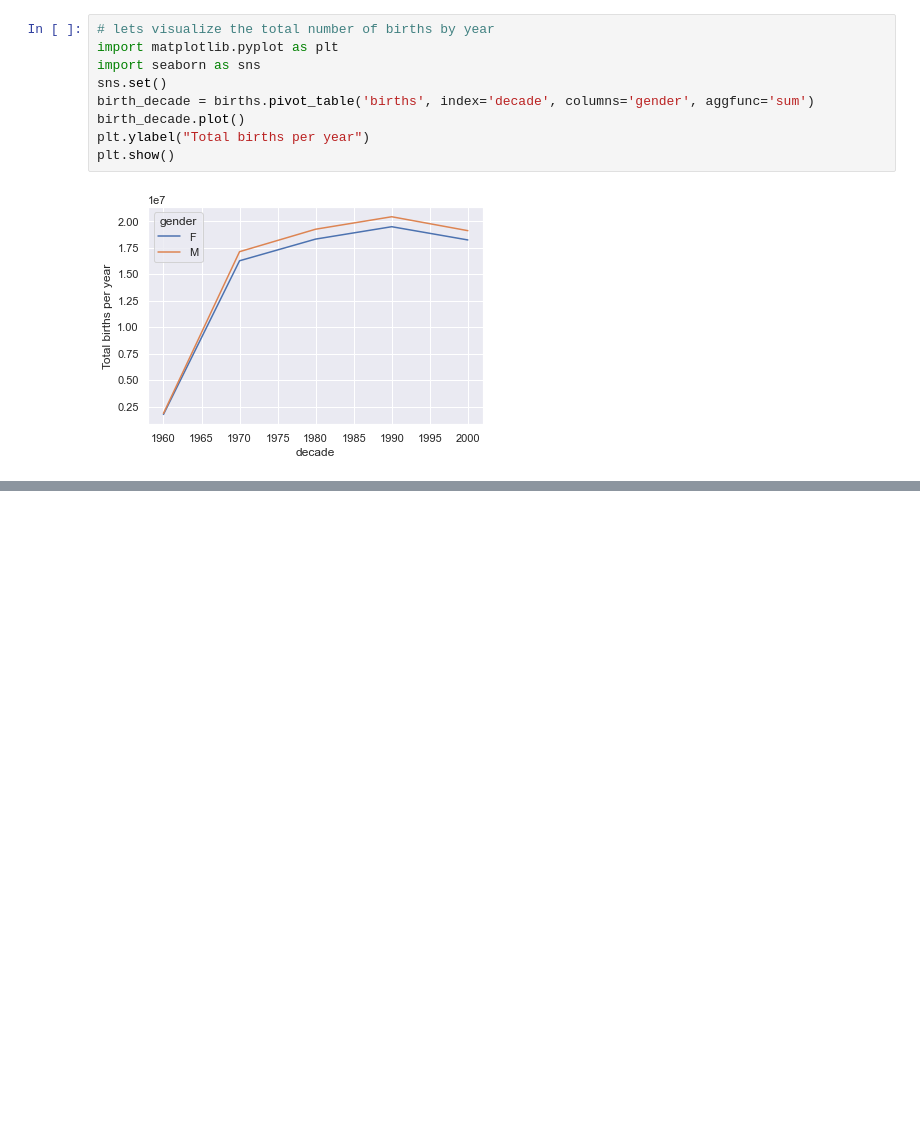
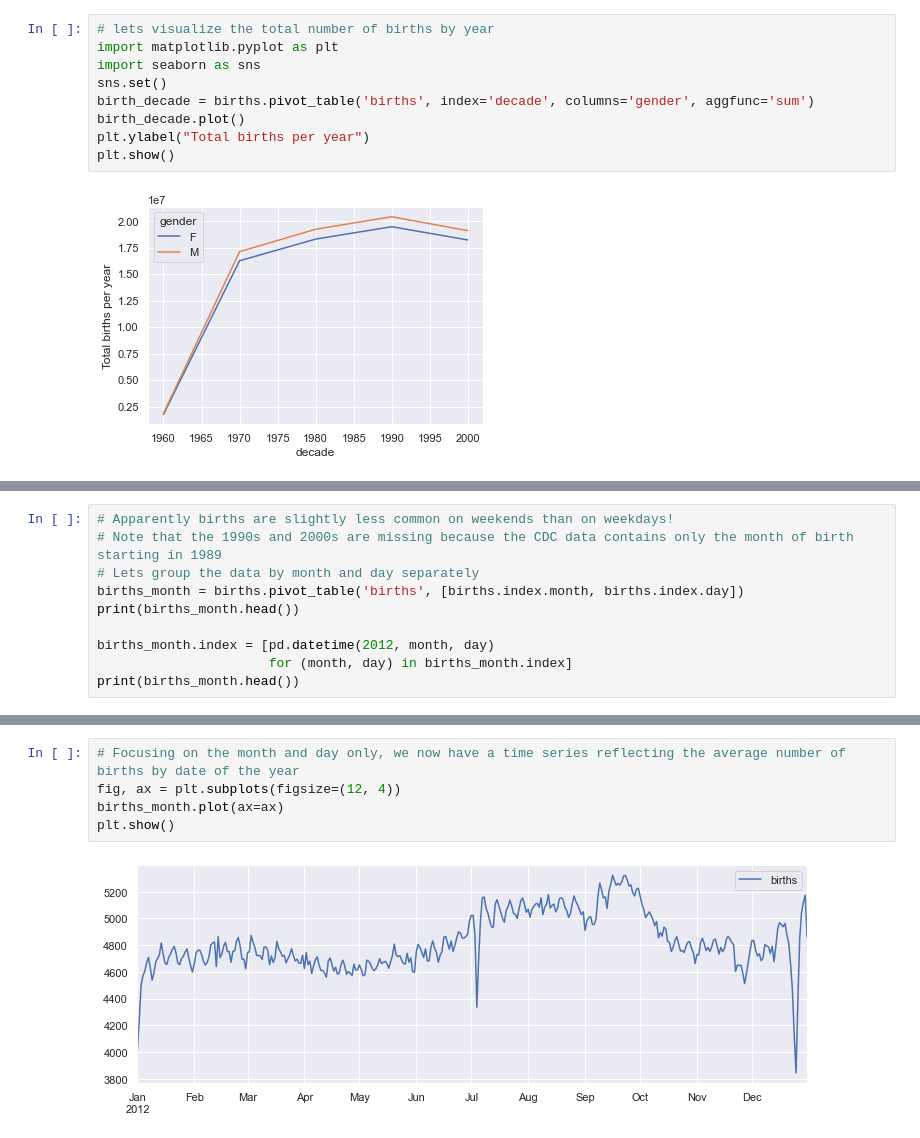
Before and after one commit to tahirmehmoodd/Birth-rate-analysis, a Jupyter notebook: Main.ipynb, the cells around one changed output, grey strips where cells are left out. Saved outputs shown, nothing was run; the diff lists cells and outputs as text; blank space fills up the shorter version.

```diff
--- a/Main.ipynb
+++ b/Main.ipynb
@@ -36,0 +63,10 @@ plt.show()
+# %%
+# Apparently births are slightly less common on weekends than on weekdays!
+# Note that the 1990s and 2000s are missing because the CDC data contains only the month of birth starting in 1989
+# Lets group the data by month and day separately
+births_month = births.pivot_table('births', [births.index.month, births.index.day])
+print(births_month.head())
+
+births_month.index = [pd.datetime(2012, month, day)
+                      for (month, day) in births_month.index]
+print(births_month.head())
@@ -36,0 +86,7 @@ plt.show()
+# %%
+# Focusing on the month and day only, we now have a time series reflecting the average number of births by date of the year
+fig, ax = plt.subplots(figsize=(12, 4))
+births_month.plot(ax=ax)
+plt.show()
+# %% [output]
+[figure, added]
```
Also changed, not shown: parts of 4 cells of this notebook.
